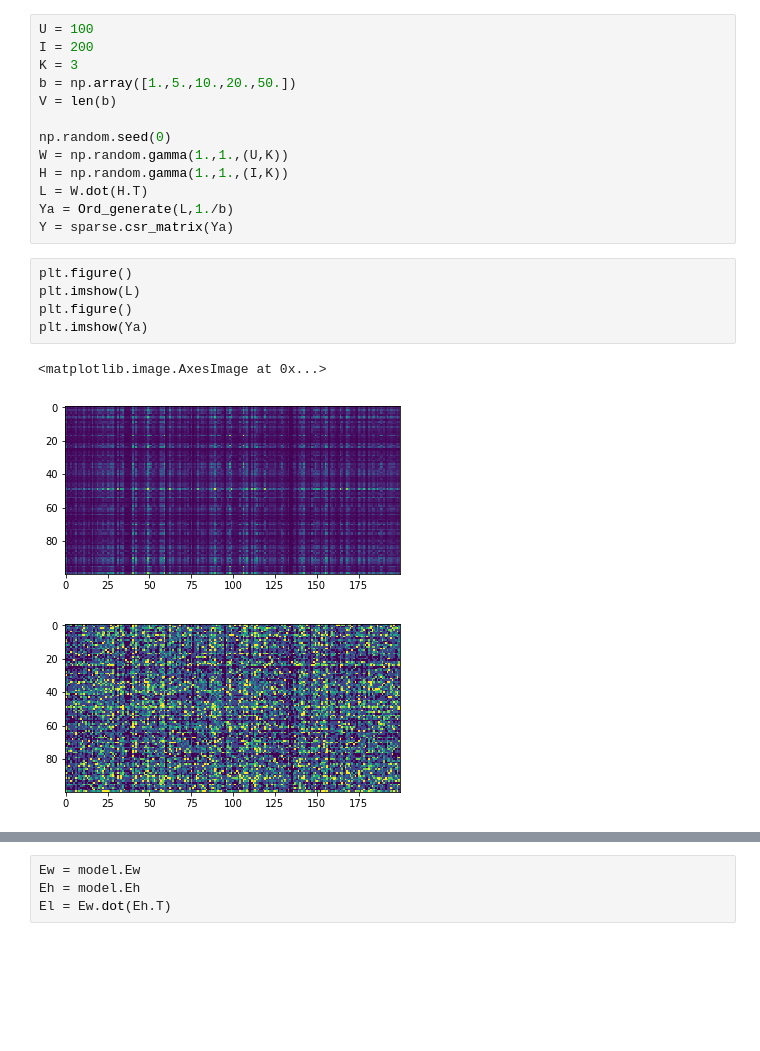
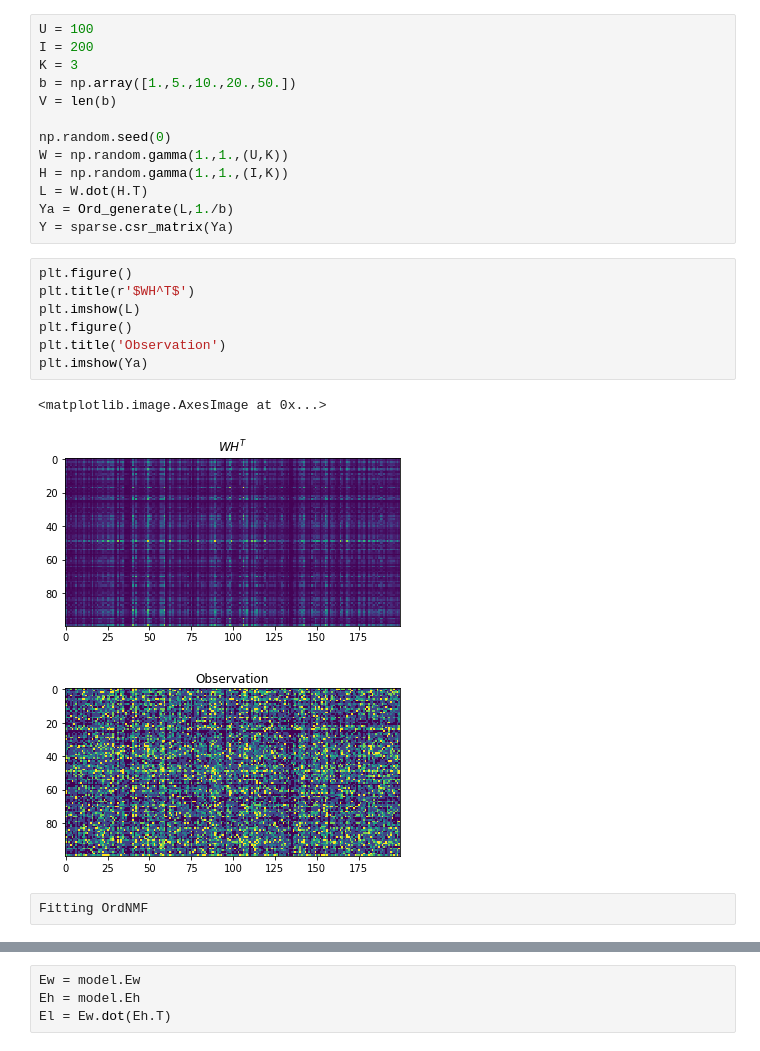
Before and after one commit to Oligou/OrdNMF, a Jupyter notebook: Tutorial.ipynb, the cells around one changed output, grey strips where cells are left out. Cells and saved outputs as stored; diff of their text form; blank space fills up the shorter version.

```diff
--- a/Tutorial.ipynb
+++ b/Tutorial.ipynb
@@ -27,13 +27,17 @@ Ya = Ord_generate(L,1./b)
 Y = sparse.csr_matrix(Ya)
 # %%
 plt.figure()
+plt.title(r'$WH^T$')
 plt.imshow(L)
 plt.figure()
+plt.title('Observation')
 plt.imshow(Ya)
 # %% [output]
 <matplotlib.image.AxesImage at 0x...>
-[figure, old version]
+[figure, new version]
-[figure, old version]
+[figure, new version]
+# %% [raw]
+Fitting OrdNMF
 # %%
 model = OrdNMF(K=K)
 model.fit(Y, T=V, precision=10**(-5), seed=0, verbose=True, save=False)
```
Also changed, not shown: parts of 2 cells of this notebook.
